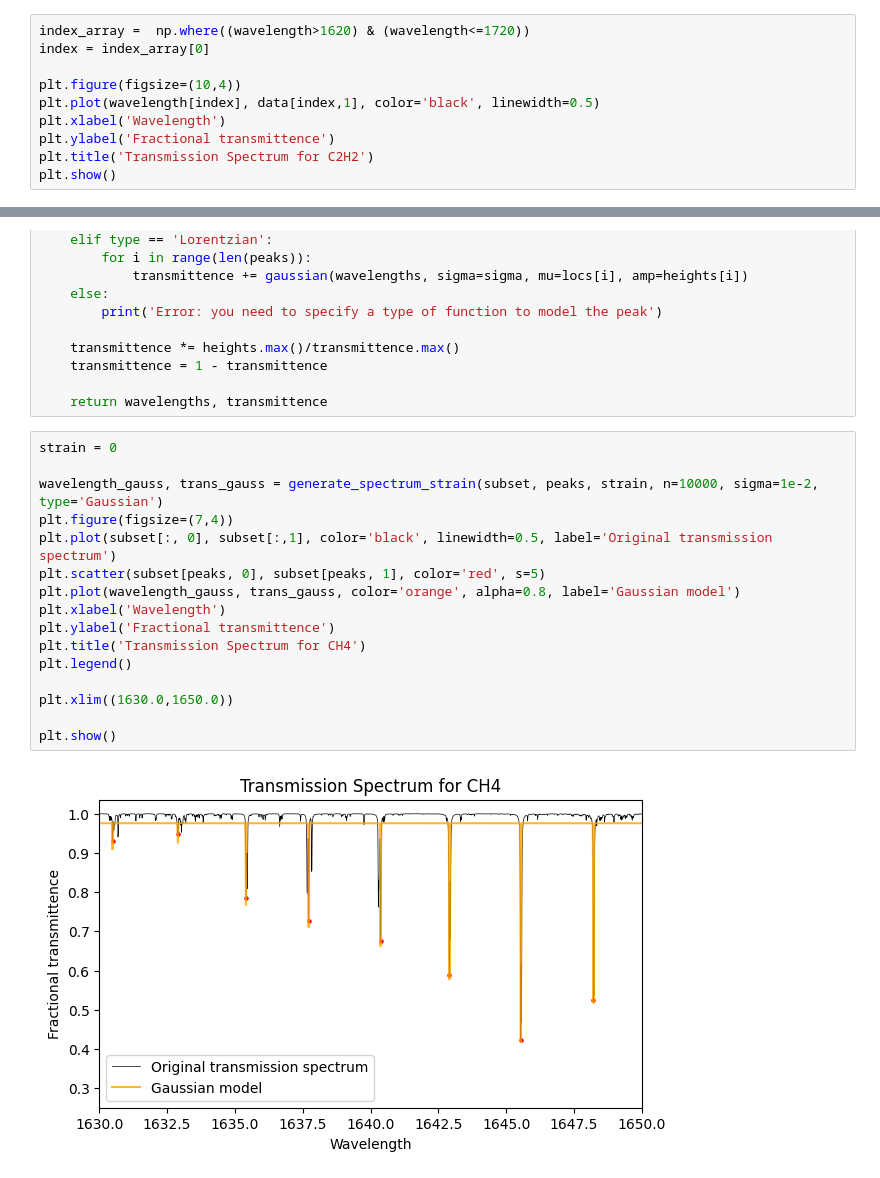
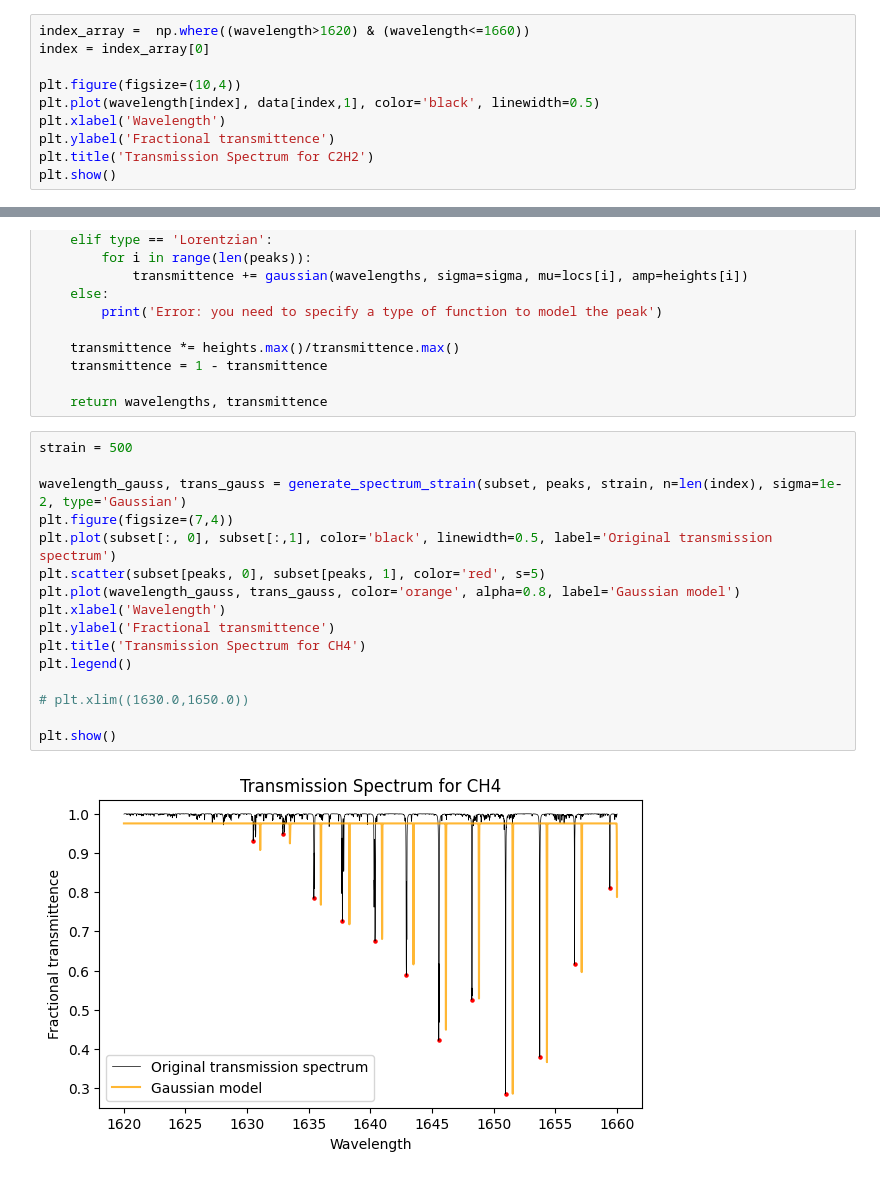
Before and after one commit to SAIL-Labs/FBG-Sensor, a Jupyter notebook: code/demos/tension_CH4.ipynb, the cells around one changed output, grey strips where cells are left out. Cells and saved outputs as stored; diff of their text form.

```diff
--- a/code/demos/tension_CH4.ipynb
+++ b/code/demos/tension_CH4.ipynb
@@ -23,7 +23,7 @@ plt.show()
 # %% [output]
 [figure]
 # %%
-index_array =  np.where((wavelength>1620) & (wavelength<=1720))
+index_array =  np.where((wavelength>1620) & (wavelength<=1660))
 index = index_array[0]
 
 plt.figure(figsize=(10,4))
@@ -116,21 +112,21 @@ def generate_spectrum_strain(data, peaks, strain, n=None, sigma=1e-5, type='Gaus
 
     return wavelengths, transmittence
 # %%
-strain = 0
+strain = 500
 
-wavelength_gauss, trans_gauss = generate_spectrum_strain(subset, peaks, strain, n=10000, sigma=1e-2, type='Gaussian')
+wavelength_gauss, trans_gauss = generate_spectrum_strain(subset, peaks, strain, n=len(index), sigma=1e-2, type='Gaussian')
 plt.figure(figsize=(7,4))
 plt.plot(subset[:, 0], subset[:,1], color='black', linewidth=0.5, label='Original transmission spectrum')
 plt.scatter(subset[peaks, 0], subset[peaks, 1], color='red', s=5)
 plt.plot(wavelength_gauss, trans_gauss, color='orange', alpha=0.8, label='Gaussian model')
 plt.xlabel('Wavelength')
 plt.ylabel('Fractional transmittence')
 plt.title('Transmission Spectrum for CH4')
 plt.legend()
 
-plt.xlim((1630.0,1650.0))
+# plt.xlim((1630.0,1650.0))
 
 plt.show()
 # %% [output]
-[figure, old version]
+[figure, new version]
 # %%
```
Also changed, not shown: parts of 7 cells of this notebook.
